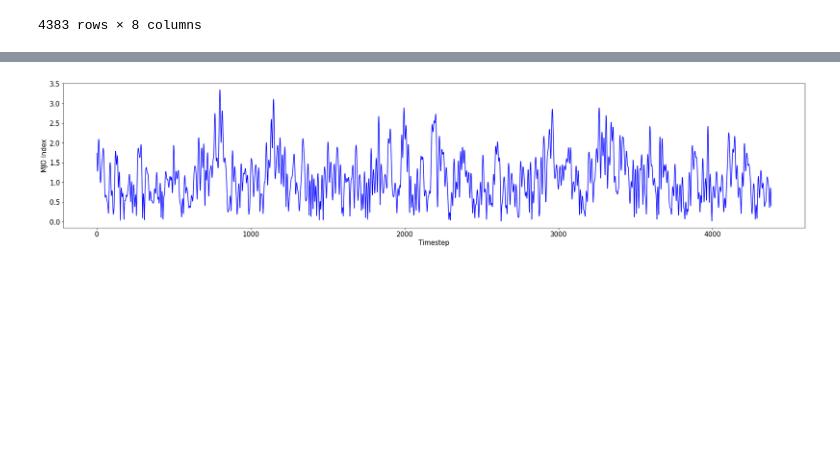
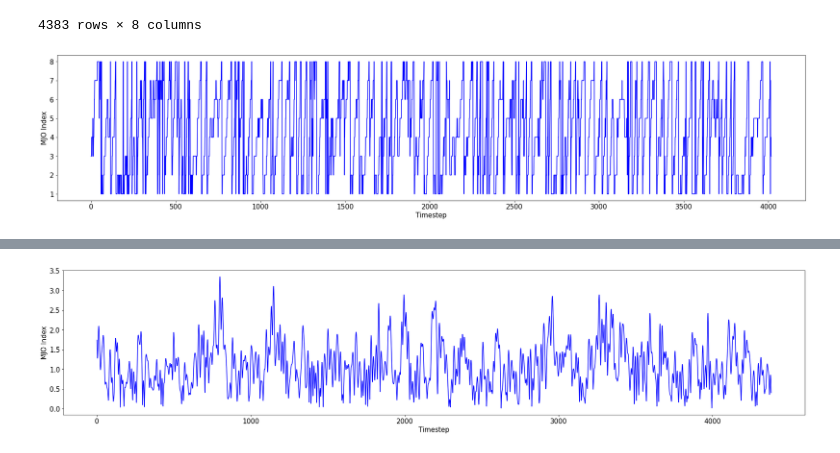
Before and after one commit to CassiaCai/MJO_chlorophyll_a_SST, a Jupyter notebook: Analysis.ipynb, the cells around one changed output, grey strips where cells are left out. Saved outputs shown, nothing was run; the diff lists cells and outputs as text; code cells hidden in the pictures; blank space fills up the shorter version.

```diff
--- a/Analysis.ipynb
+++ b/Analysis.ipynb
@@ -35,3 +30,10 @@ chlor_a[0,:,:].plot(vmax=1)
 # %% [output]
 <matplotlib.collections.QuadMesh at 0x...>
 [figure]
+# %%
+MJO_phase = pd.read_csv('mjo_phase_data.csv',index_col=False)
+MJO_phase
+# # pre-processing MJO indices
+# MJO_phase_renamed = MJO_phase.rename(columns={0: "year", 1: "month", 2: "day", 3: "none", 4: "PCA1", 5:"PCA2", 6:"PCA1_PCA2"})
+MJO_phase_timeframe = MJO_phase[(MJO_phase['year'] >= 2010) & (MJO_phase['year'] <= 2020)].reset_index()
+MJO_phase_timeframe
@@ -55,3 +71,11 @@ MJO_timeframe
 | 4381 | 15704 | 2021 | 12 | 30 | 0 | -0.42160 | 0.38602 | 0.57163 |
 | 4382 | 15705 | 2021 | 12 | 31 | 0 | -0.24927 | 0.31344 | 0.40048 |
 4383 rows × 8 columns
+# %%
+plt.rcParams["figure.figsize"] = (30,6)
+plt.plot(np.arange(len(MJO_phase_timeframe)),MJO_phase_timeframe['phase'],c='blue')
+plt.ylabel('MJO Index',fontsize=15); plt.xlabel('Timestep',fontsize=15)
+plt.yticks(fontsize=15, rotation=0); plt.xticks(fontsize=15, rotation=0)
+plt.show()
+# %% [output]
+[figure, added]
```
Also changed, not shown: parts of 7 cells of this notebook.
